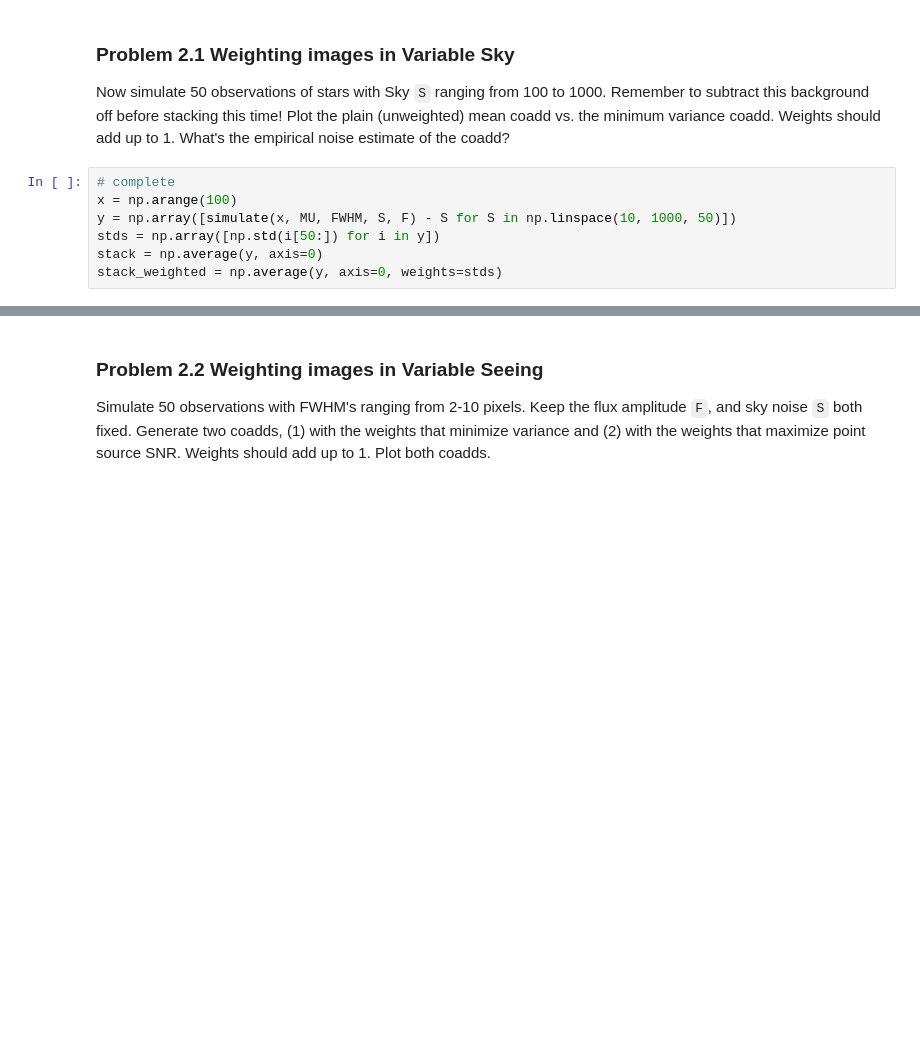
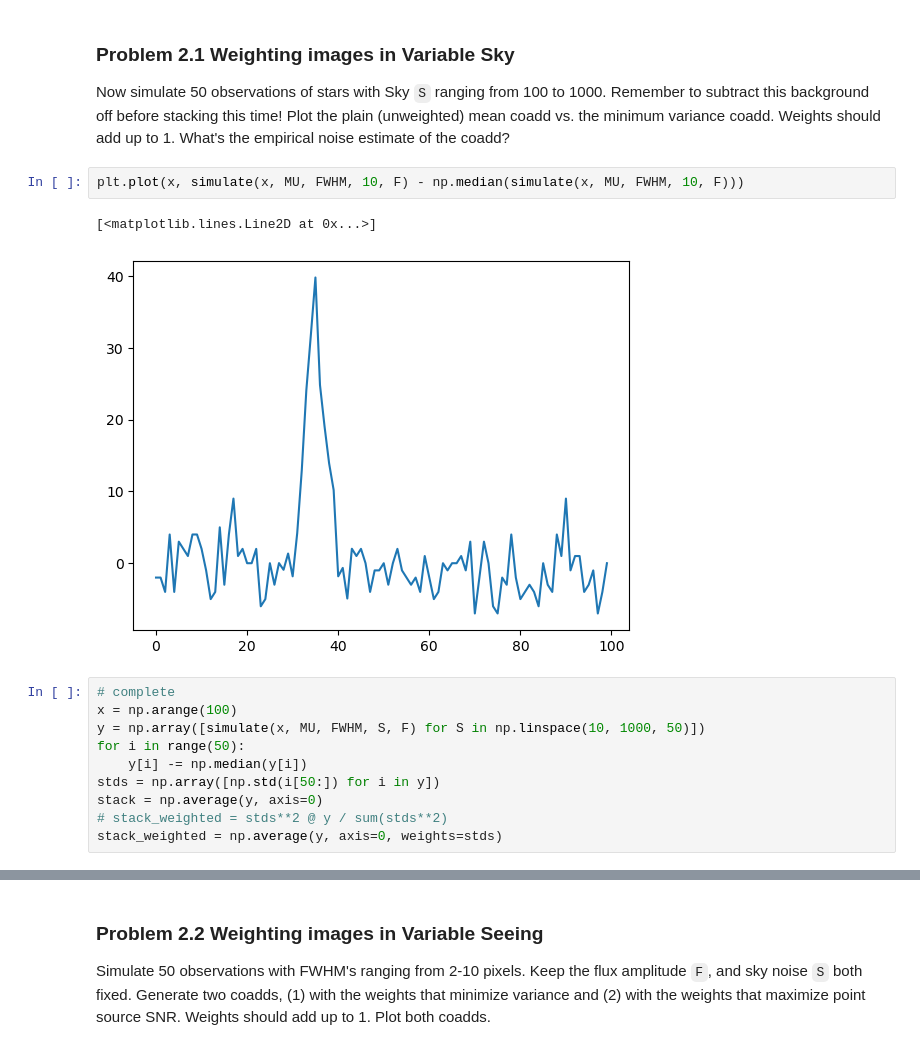
Before and after one commit to Wei-Lingfeng/LSSTC-DSFP-Sessions, a Jupyter notebook: Sessions/Session18/Day3/CoadditionAndSubtraction.ipynb, the cells around one changed output, grey strips where cells are left out. Cells and saved outputs as stored; diff of their text form; blank space fills up the shorter version.

```diff
--- a/Sessions/Session18/Day3/CoadditionAndSubtraction.ipynb
+++ b/Sessions/Session18/Day3/CoadditionAndSubtraction.ipynb
@@ -256,11 +258,19 @@ For this problem assume the images are all on the same zeropoint (like problem 1
 ### Problem 2.1  Weighting images in Variable Sky
 
 Now simulate 50 observations of stars with Sky `S` ranging from 100 to 1000. Remember to subtract this background off before stacking this time! Plot the plain (unweighted) mean coadd vs. the minimum variance coadd. Weights should add up to 1. What's the empirical noise estimate of the coadd?
+# %%
+plt.plot(x, simulate(x, MU, FWHM, 10, F) - np.median(simulate(x, MU, FWHM, 10, F)))
+# %% [output]
+[<matplotlib.lines.Line2D at 0x...>]
+[figure, added]
 # %%
 # complete
 x = np.arange(100)
-y = np.array([simulate(x, MU, FWHM, S, F) - S for S in np.linspace(10, 1000, 50)])
+y = np.array([simulate(x, MU, FWHM, S, F) for S in np.linspace(10, 1000, 50)])
+for i in range(50):
+    y[i] -= np.median(y[i])
 stds = np.array([np.std(i[50:]) for i in y])
 stack = np.average(y, axis=0)
+# stack_weighted = stds**2 @ y / sum(stds**2)
 stack_weighted = np.average(y, axis=0, weights=stds)
 # %%
```
Also changed, not shown: parts of 6 cells of this notebook, 1 other file.
